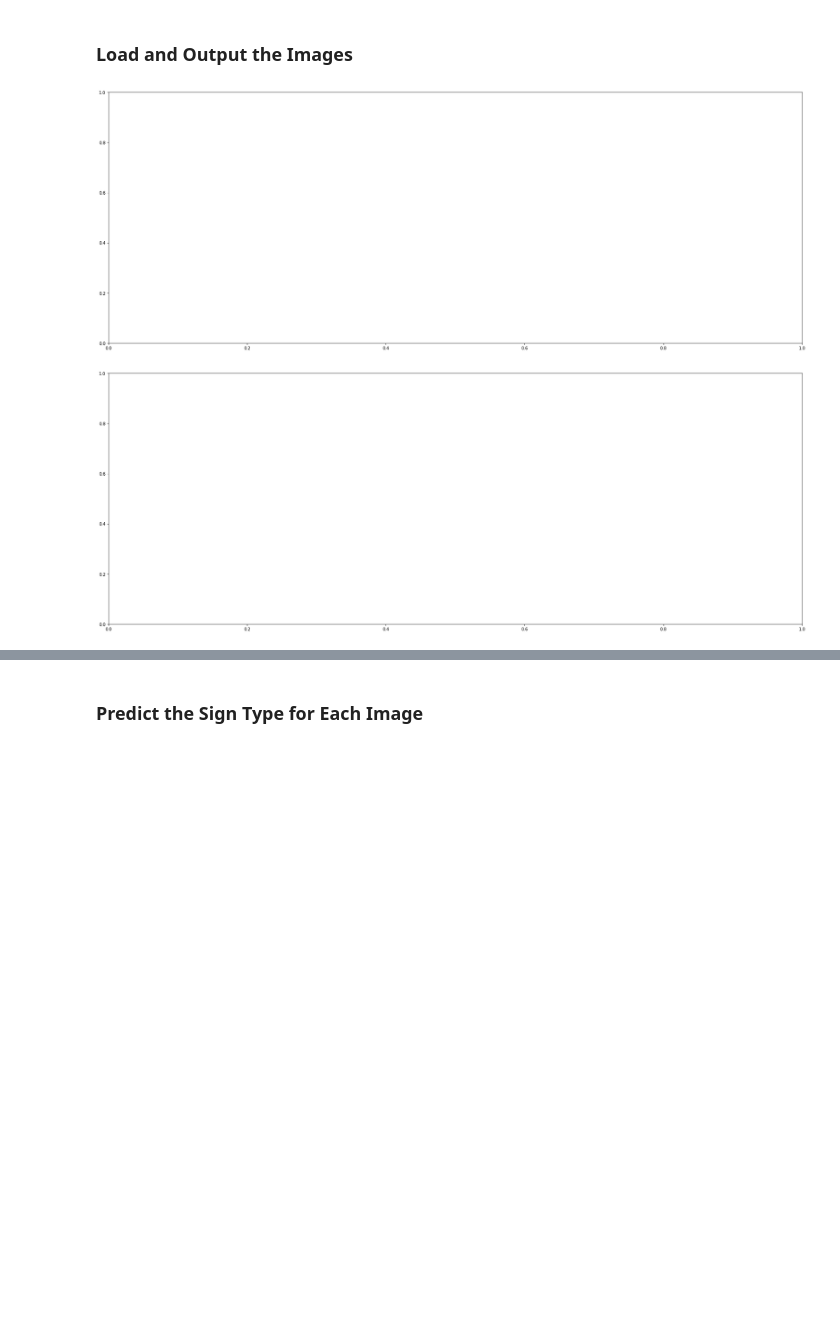
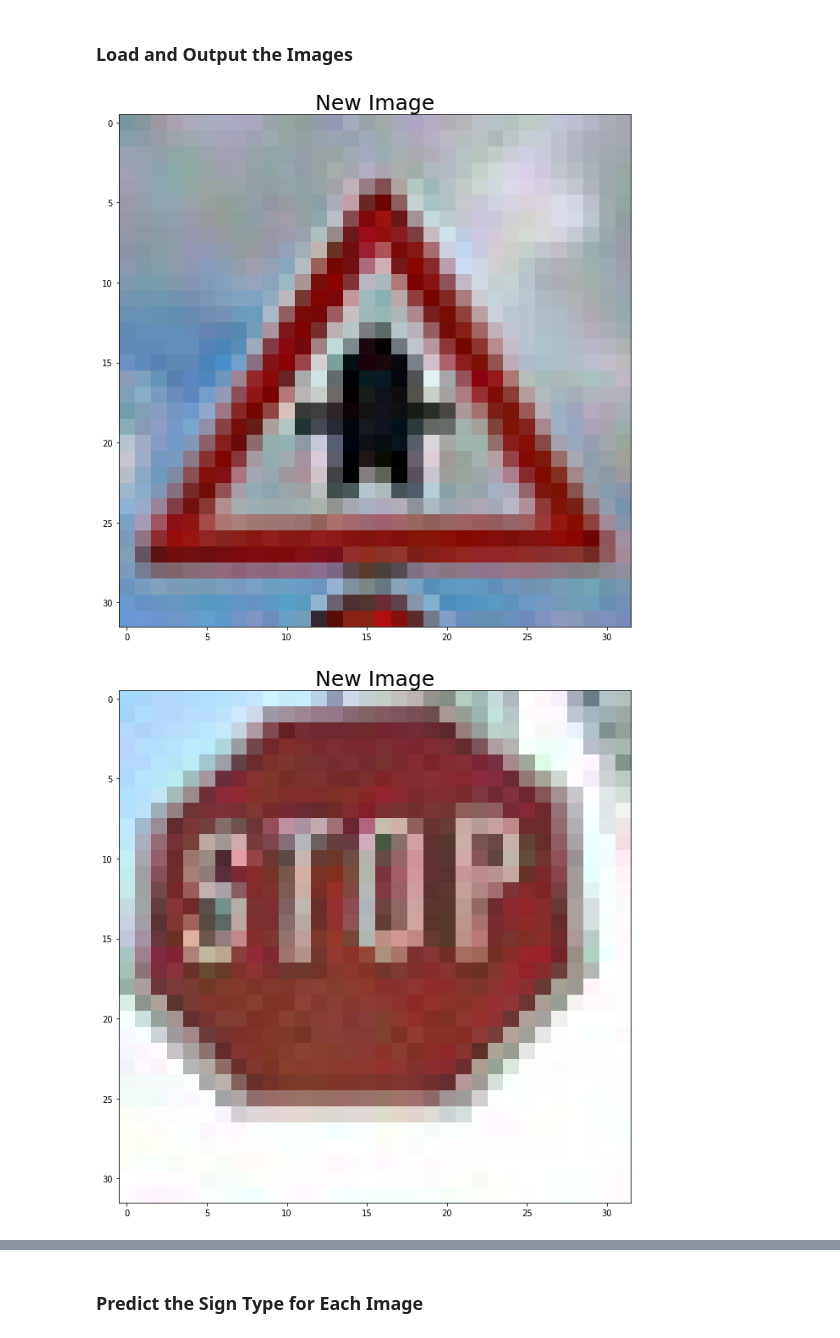
Before and after one commit to moeec/Traffic_Sign_Classifier, a Jupyter notebook: Traffic_Sign_Classifier_Writeup_Mwesi.ipynb, the cells around one changed output, grey strips where cells are left out. Saved outputs shown, nothing was run; the diff lists cells and outputs as text; code cells hidden in the pictures; blank space fills up the shorter version.

```diff
--- a/Traffic_Sign_Classifier_Writeup_Mwesi.ipynb
+++ b/Traffic_Sign_Classifier_Writeup_Mwesi.ipynb
@@ -499,23 +515,28 @@ In the jupyter notebook these can be found in the test_images folder.
 # %%
 import numpy as np
 import matplotlib.pyplot as plt
 import matplotlib.image as mpimg
 import glob
 # Visualizations shown in the notebook.
 %matplotlib inline
 ### Calculating the accuracy for these 5 new images in the lines of code below
 
-### Loading images and plot them
+### Loading images and plotting them
 
 test_images = glob.glob('test_images/test*.jpg')
 
+global X_test_new
+X_test_new = []
+
 for image in test_images:
     img=mpimg.imread(image)
-    f, ax = plt.subplots(1, 1, figsize=(24, 9))
-    #f, (ax1, ax2) = plt.subplots(1, 2, figsize=(24, 9))
+    f, (ax) = plt.subplots(1, 1, figsize=(24, 9))
     f.tight_layout()
-    ax1.imshow(img)
-    ax1.set_title('New Image', fontsize=50)
+    ax.imshow(img)
+    ax.set_title('New Image', fontsize=25)
+    X_test_new.append(img)
+
+X_test_new = np.asarray(X_test_new)
 # %% [output]
-[figure, old version]
+[figure, new version]
-[figure, old version]
+[figure, new version]
```
Also changed, not shown: parts of 7 cells of this notebook.
